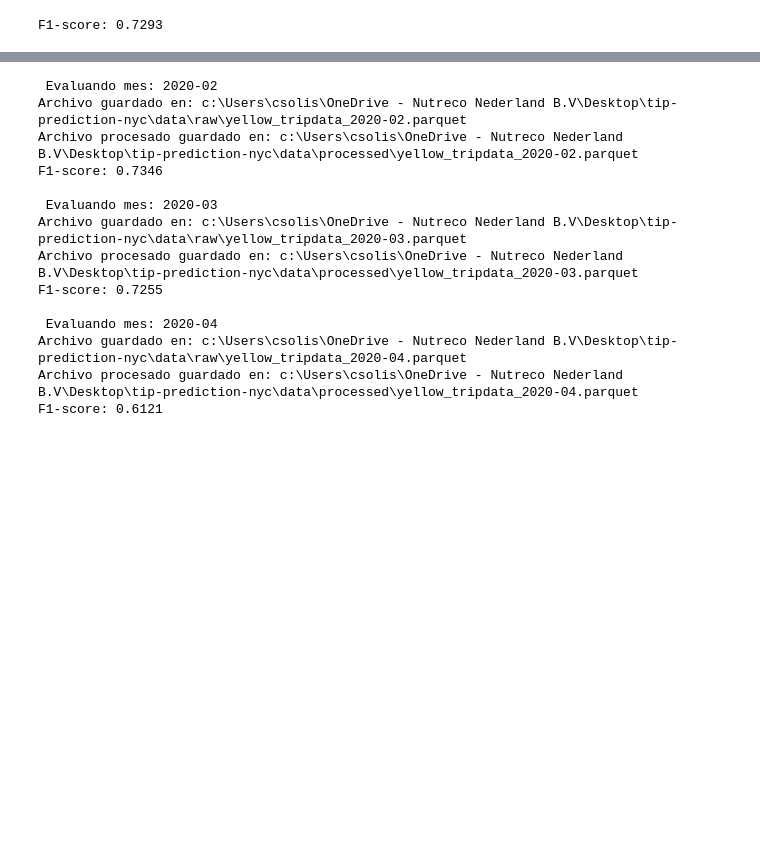
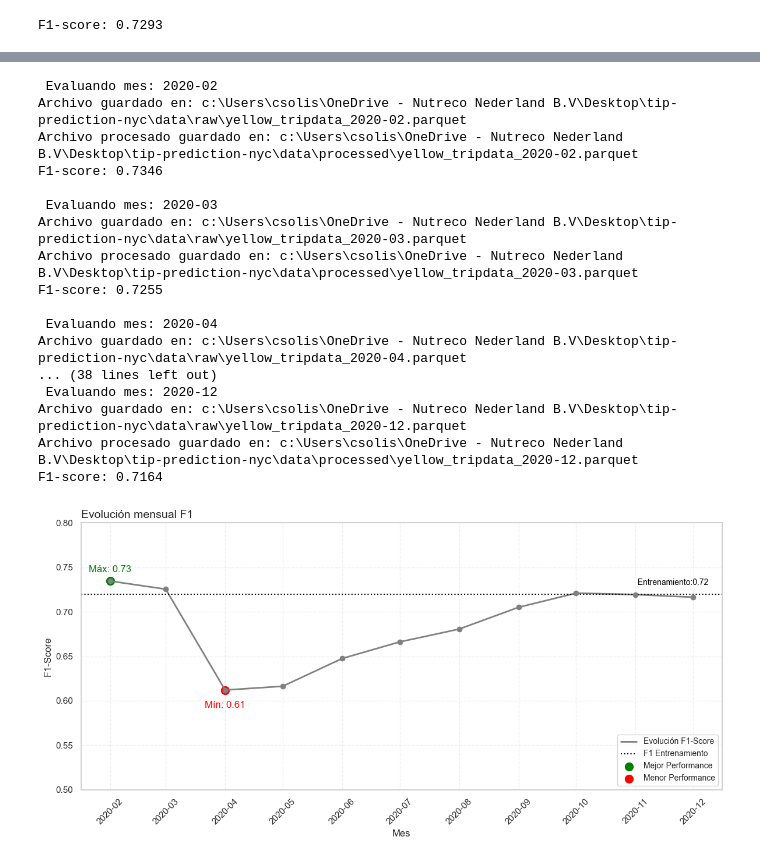
Before and after one commit to csolis97/tip-prediction-nyc, a Jupyter notebook: notebooks/00_tester.ipynb, the cells around one changed output, grey strips where cells are left out. Cells and saved outputs as stored; diff of their text form; code cells hidden in the pictures; blank space fills up the shorter version.

Commit message:
The notebook was run to generate the complete analysis.

```diff
--- a/notebooks/00_tester.ipynb
+++ b/notebooks/00_tester.ipynb
@@ -87,8 +106,10 @@ F1-score: 0.7293
 # %%
-# Define meses a evaluar
-months = ["2020-02", "2020-03", "2020-04"]
+# Define meses a evaluar // Define months to evaluate
+months = ["2020-02", "2020-03", "2020-04", "2020-05", "2020-06", "2020-07", "2020-08", "2020-09", "2020-10", "2020-11", "2020-12"]
 url_base = "https://d37ci6vzurychx.cloudfront.net/trip-data/yellow_tripdata_"
 
+# Inicializar la lista de resultados // Initialize the results list
+results = []
 for month in months:
     print(f"\n Evaluando mes: {month}")
 
@@ -105,8 +126,17 @@ for month in months:
     X, y = build_features(df)
 
     # Paso 4: Predecir y evaluar F1-score // Predict and evaluate F1-score
-    y_pred = predict_with_threshold(model, X)
+    y_pred = predict_with_threshold(rfc, X)
     f1 = evaluate_f1_score(y_true=y, y_pred=y_pred)
+
+    # Paso 5: Guardar el resultado en una lista // Save the result in a list
+    results.append({
+        "month": month,
+        "f1_score": f1
+    })
+
+# Paso Final: Generar un DataFrame con los resultados // Generate a DataFrame with the results
+results_df = pd.DataFrame(results)
 # %% [output]
  Evaluando mes: 2020-02
 Archivo guardado en: c:\Users\csolis\OneDrive - Nutreco Nederland B.V\Desktop\tip-prediction-nyc\data\raw\yellow_tripdata_2020-02.parquet
@@ -120,5 +150,47 @@ F1-score: 0.7255
 
  Evaluando mes: 2020-04
 Archivo guardado en: c:\Users\csolis\OneDrive - Nutreco Nederland B.V\Desktop\tip-prediction-nyc\data\raw\yellow_tripdata_2020-04.parquet
-Archivo procesado guardado en: c:\Users\csolis\OneDrive - Nutreco Nederland B.V\Desktop\tip-prediction-nyc\data\processed\yellow_tripdata_2020-04.parquet
-F1-score: 0.6121
+... (38 lines left out)
+ Evaluando mes: 2020-12
+Archivo guardado en: c:\Users\csolis\OneDrive - Nutreco Nederland B.V\Desktop\tip-prediction-nyc\data\raw\yellow_tripdata_2020-12.parquet
+Archivo procesado guardado en: c:\Users\csolis\OneDrive - Nutreco Nederland B.V\Desktop\tip-prediction-nyc\data\processed\yellow_tripdata_2020-12.parquet
+F1-score: 0.7164
+# %%
+# Preparar los datos para la visualización // Prepare data for visualization
+results_df["month"] = pd.to_datetime(results_df["month"])
+results_df = results_df.sort_values("month")
+x = results_df["month"]
+y = results_df["f1_score"]
+
+# F1-Score de entrenamiento // F1-Score of training
+f1_train = 0.72
+
+# Crear la figura // Create the figure
+plt.figure(figsize=(12, 6))
+
+# Visualizar la evolución del F1-Score // Visualize the evolution of F1-Score
+plt.plot(x, y, color="grey", linewidth=2, label="Evolución F1-Score")
+plt.scatter(x, y, color="grey", zorder=5)
+plt.axhline(f1_train, color="black", linestyle=":", linewidth=1.5, label="F1 Entrenamiento")
+
+# Anotaciones // Annotations
+plt.text(x.iloc[-2], f1_train + 0.01, f" Entrenamiento:{f1_train}" , color="black", fontsize=10, ha="left")
+max_idx = y.idxmax()
+plt.scatter(x.loc[max_idx], y.loc[max_idx], color="green", s=100, label="Mejor Performance")
+plt.text(x.loc[max_idx], y.loc[max_idx]+0.01, f"Máx: {y.loc[max_idx]:.2f}", ha="center", color="green")
+min_idx = y.idxmin()
+plt.scatter(x.loc[min_idx], y.loc[min_idx], color="red", s=100, label="Menor Performance")
+plt.text(x.loc[min_idx], y.loc[min_idx]-0.02, f"Mín: {y.loc[min_idx]:.2f}", ha="center", color="red")
+
+# Ejes y estética // Axes and aesthetics
+plt.title("Evolución mensual F1", fontsize=14,loc="left")
+plt.xlabel("Mes", fontsize=12)
+plt.ylabel("F1-Score", fontsize=12)
+plt.xticks(rotation=45)
+plt.ylim(0.5, 0.8)
+plt.grid(True, linestyle="--", alpha=0.3)
+plt.legend(loc="lower right", fontsize=10)
+plt.tight_layout()
+plt.show()
+# %% [output]
+[figure, added]
```
Also changed, not shown: parts of 6 cells of this notebook.
